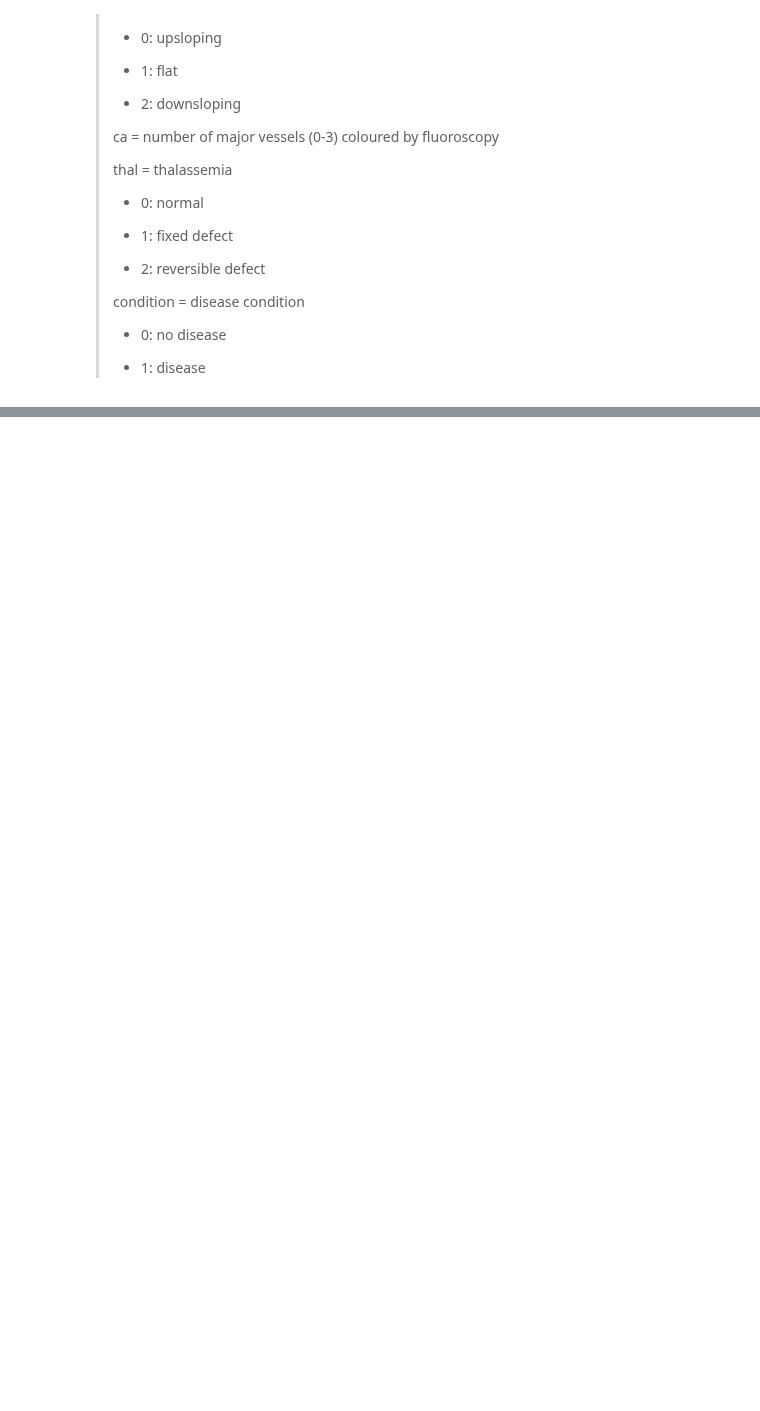
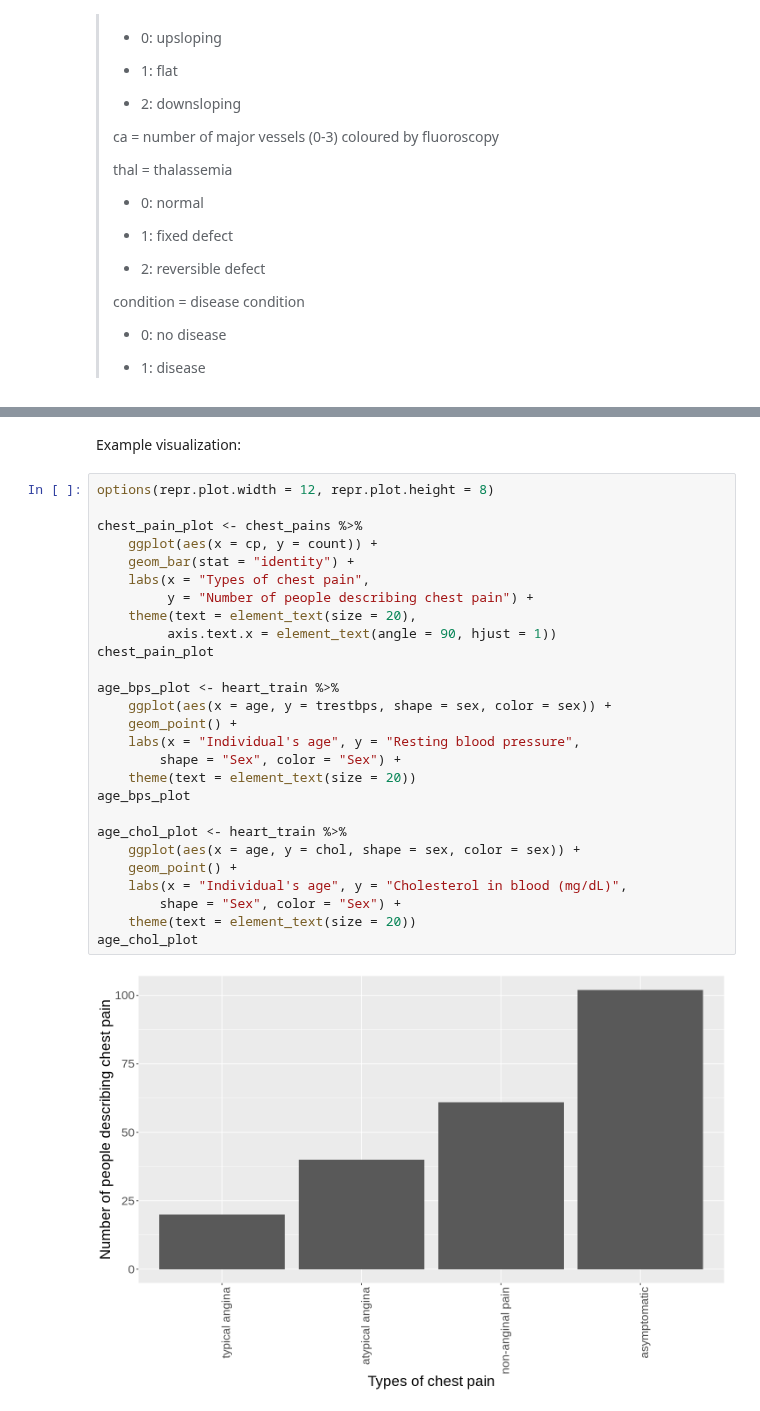
Before and after one commit to ssyl29/group_project, a Jupyter notebook: proposal.ipynb, the cells around one changed output, grey strips where cells are left out. Cells and saved outputs as stored; diff of their text form; blank space fills up the shorter version.

Commit message:
prelim analysis + methods/outcomes
what i have for each bullet point in the prelim. data analysis criteria + Xiwen's methods and outcomes!

```diff
--- a/proposal.ipynb
+++ b/proposal.ipynb
@@ -134,0 +203,31 @@ A spec_tbl_df: 297 × 14
+# %% [markdown]
+Example visualization:
+# %%
+options(repr.plot.width = 12, repr.plot.height = 8)
+
+chest_pain_plot <- chest_pains %>%
+    ggplot(aes(x = cp, y = count)) +
+    geom_bar(stat = "identity") +
+    labs(x = "Types of chest pain",
+         y = "Number of people describing chest pain") +
+    theme(text = element_text(size = 20),
+         axis.text.x = element_text(angle = 90, hjust = 1))
+chest_pain_plot
+
+age_bps_plot <- heart_train %>%
+    ggplot(aes(x = age, y = trestbps, shape = sex, color = sex)) +
+    geom_point() +
+    labs(x = "Individual's age", y = "Resting blood pressure",
+        shape = "Sex", color = "Sex") +
+    theme(text = element_text(size = 20))
+age_bps_plot
+
+age_chol_plot <- heart_train %>%
+    ggplot(aes(x = age, y = chol, shape = sex, color = sex)) +
+    geom_point() +
+    labs(x = "Individual's age", y = "Cholesterol in blood (mg/dL)",
+        shape = "Sex", color = "Sex") +
+    theme(text = element_text(size = 20))
+age_chol_plot
+# %% [output]
+[figure, added]
```
Also changed, not shown: parts of 9 cells of this notebook.
